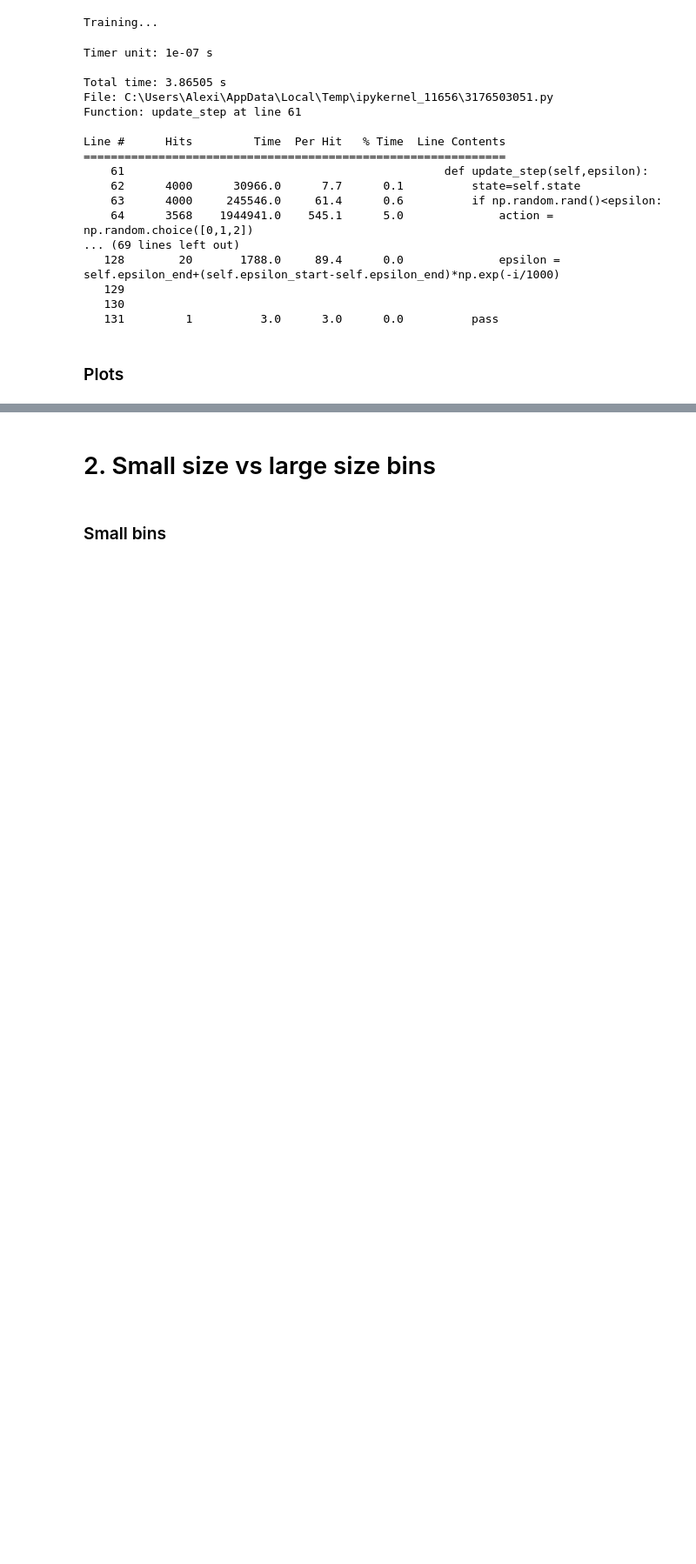
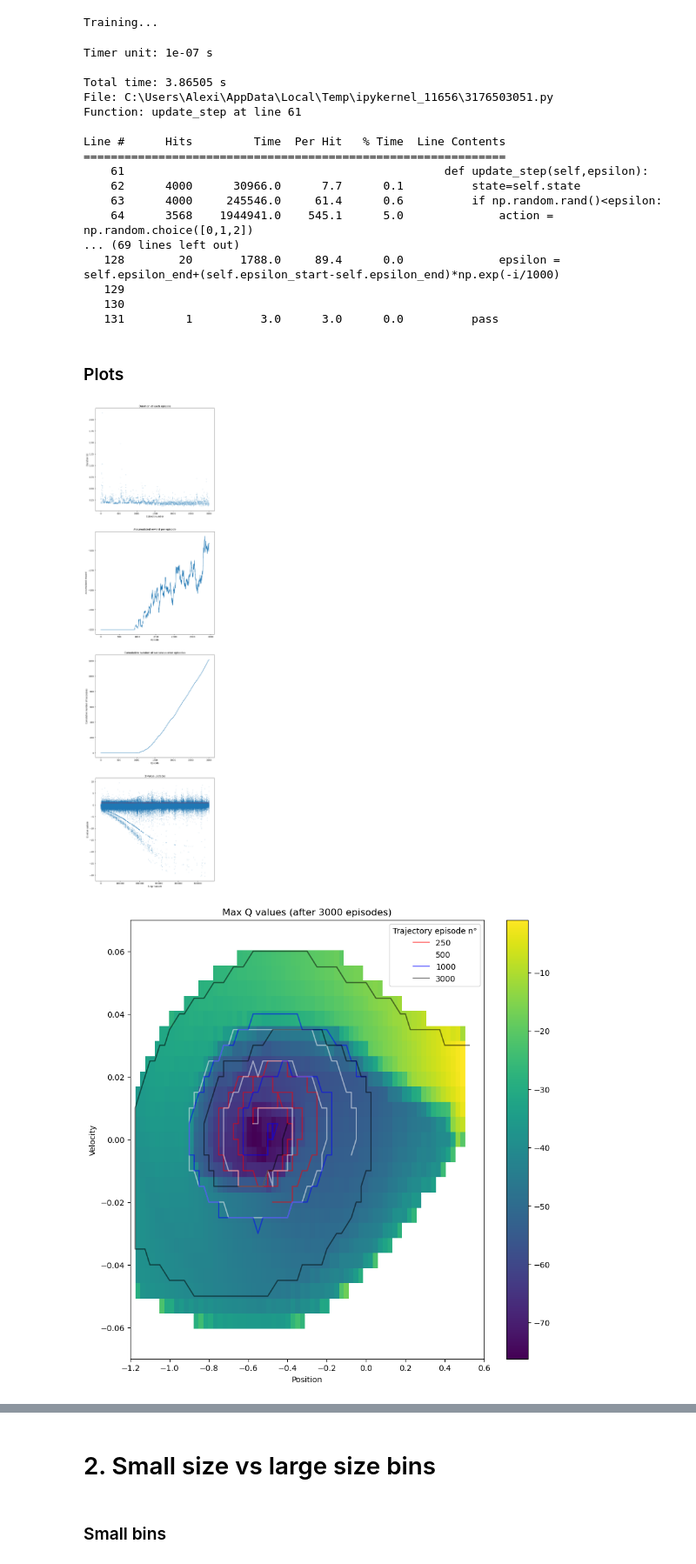
Before and after one commit to silviiaromanato/MountainCartRL, a Jupyter notebook: dyna_nb.ipynb, the cells around one changed output, grey strips where cells are left out. Shown at 87% size. Saved outputs shown, nothing was run; the diff lists cells and outputs as text; code cells hidden in the pictures; blank space fills up the shorter version.

```diff
--- a/dyna_nb.ipynb
+++ b/dyna_nb.ipynb
@@ -391,5 +453,5 @@ def plot_all_on_same_figure(agent):
 # 1. Classic Dyna agent
 # %%
 env = gym.make('MountainCar-v0')
-dyna_agent=DynaAgent(env)
+dyna_agent_6000=DynaAgent(env)
 # %%
@@ -431,3 +504,8 @@ Line #      Hits         Time  Per Hit   % Time  Line Contents
 dyna_agent.save_agent("dyna_agent1005")
 # %% [markdown]
 ### Plots
+# %%
+plot_all_on_same_column(dyna_agent)
+# %% [output]
+[figure, added]
+[figure, added]
```
Also changed, not shown: parts of 17 cells of this notebook.
